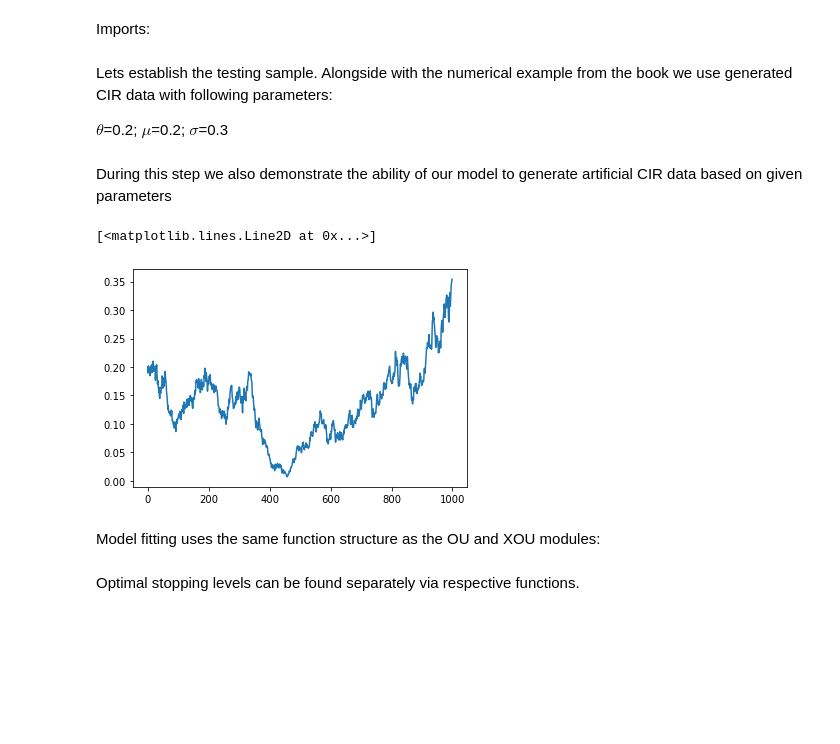
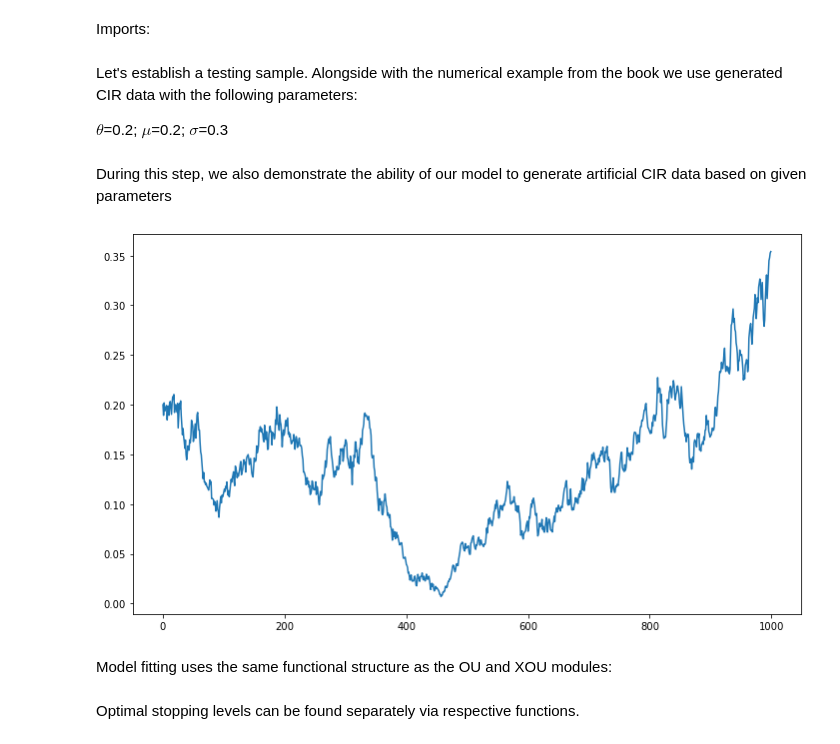
Before and after one commit to hudson-and-thames/arbitrage_research, a Jupyter notebook: Optimal Mean Reversion/cir_model.ipynb, the cells around one changed output. Drawn from its saved outputs; the diff is of its cells as text; code cells hidden in the pictures; blank space fills up the shorter version.

```diff
--- a/Optimal Mean Reversion/cir_model.ipynb
+++ b/Optimal Mean Reversion/cir_model.ipynb
@@ -154,7 +155,7 @@ from mlfinlab.optimal_mean_reversion import CoxIngersollRoss
 # %% [markdown]
-Lets establish the testing sample. Alongside with the numerical example from the book we use generated CIR data with following parameters:
+Let's establish a testing sample. Alongside with the numerical example from the book we use generated CIR data with the following parameters:
 
 $\theta$=0.2; $\mu$=0.2; $\sigma$=0.3
 # %% [markdown]
-During this step we also demonstrate the ability of our model to generate artificial CIR data based on given parameters
+During this step, we also demonstrate the ability of our model to generate artificial CIR data based on given parameters
 # %%
@@ -165,13 +167,14 @@ delta_t = 1/252
 np.random.seed(30)
 cir_example =  example.cir_model_simulation(n=1000, theta_given=0.2, mu_given=0.2,
                                             sigma_given=0.3, delta_t_given=delta_t)
-# %%
-plt.plot(cir_example)
-# %% [output]
-[<matplotlib.lines.Line2D at 0x...>]
-[figure, removed]
+# %%
+# Plotting the generated CIR process
+plt.figure(figsize=(12, 7))
+plt.plot(cir_example);
+# %% [output]
+[figure, added]
 # %% [markdown]
-Model fitting uses the same function structure as the OU and XOU modules:
+Model fitting uses the same functional structure as the OU and XOU modules:
 # %%
 # Model fitting
 example.fit(cir_example, data_frequency="D", discount_rate=0.05,
```
Also changed, not shown: parts of 11 cells of this notebook.
